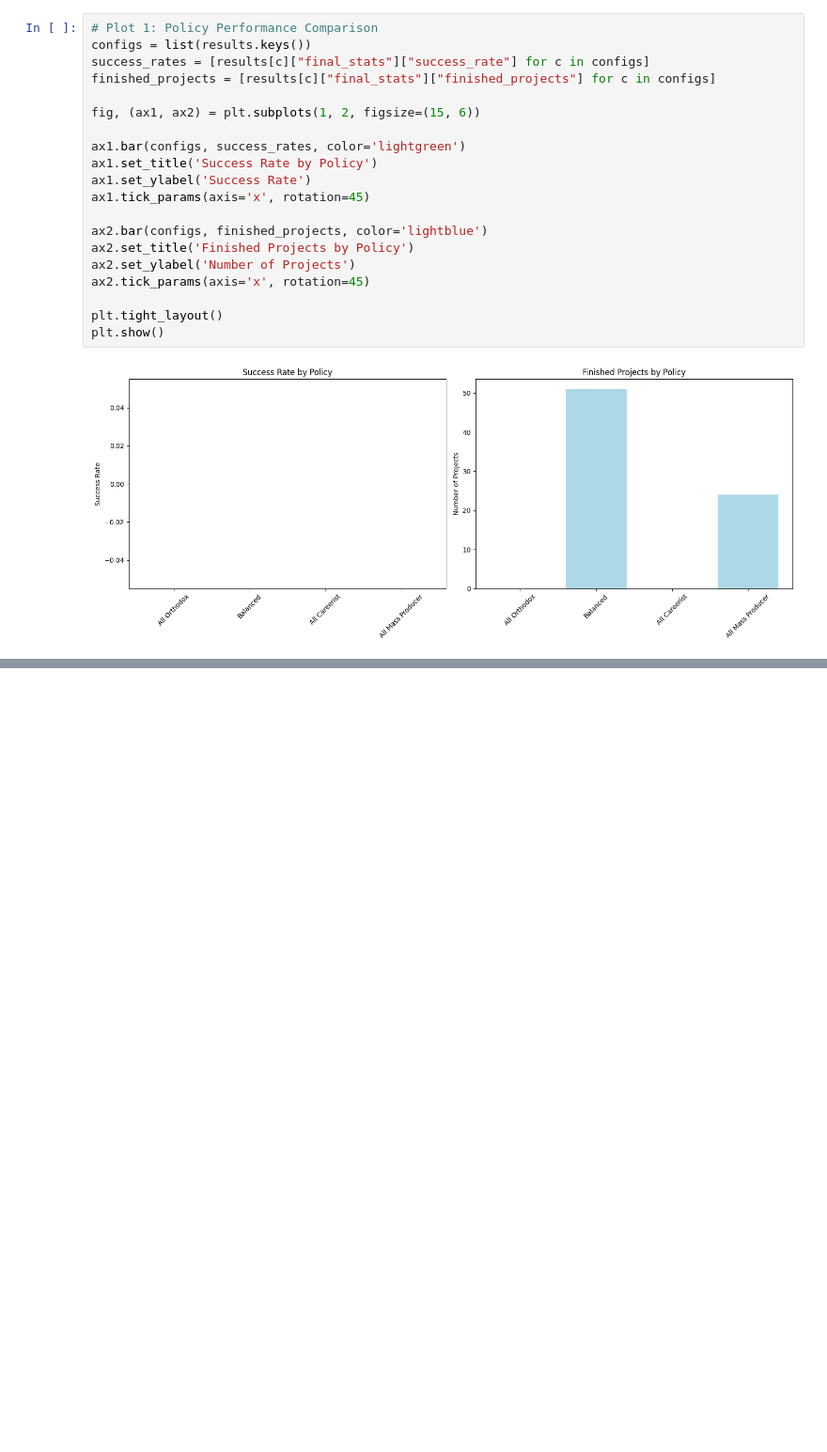
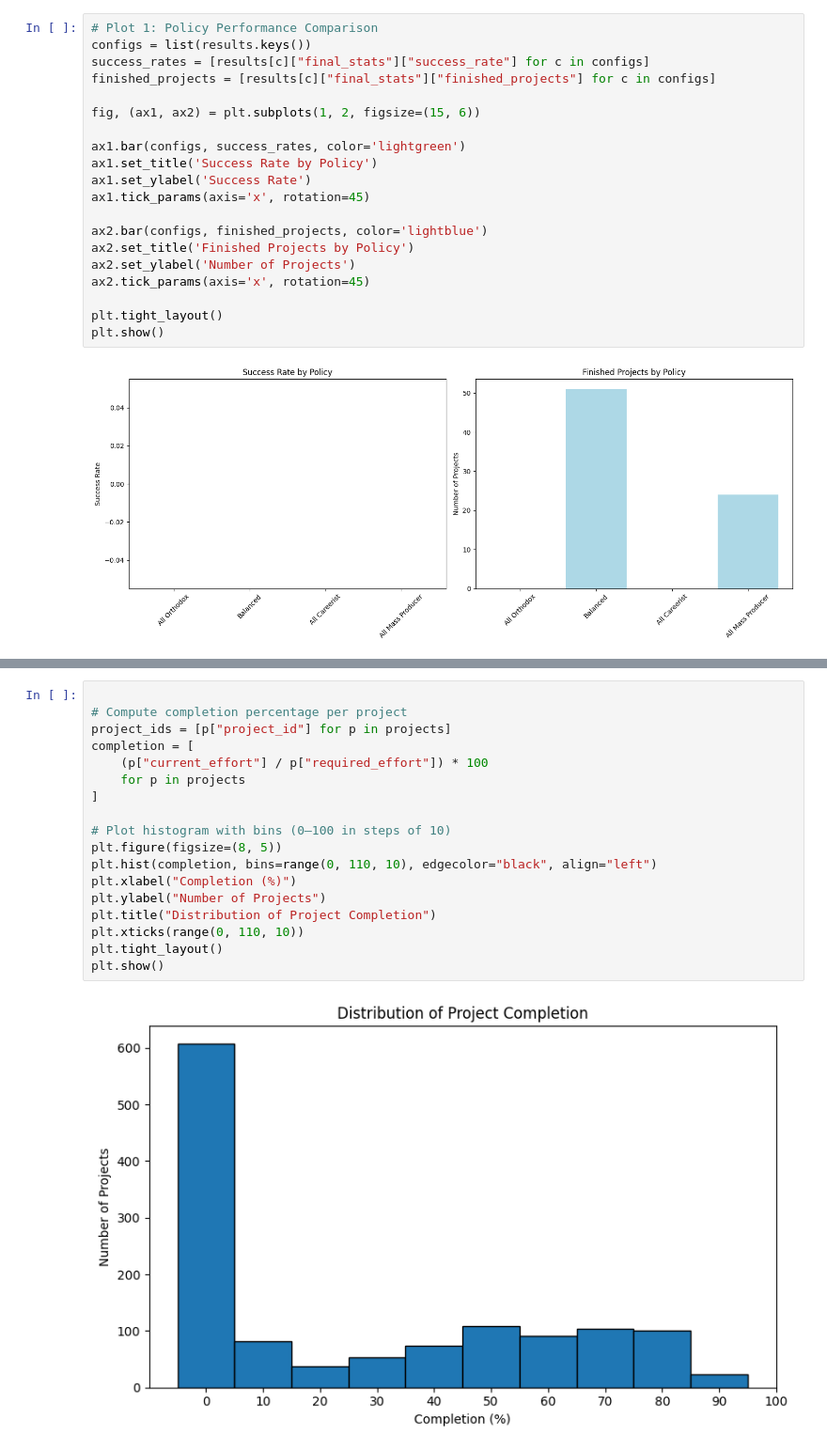
Before and after one commit to Christof93/Conference-Simulation, a Jupyter notebook: simulation/reputation-environment/visualize_stats.ipynb, the cells around one changed output, grey strips where cells are left out. Shown at 94% size. Saved outputs shown, nothing was run; the diff lists cells and outputs as text; blank space fills up the shorter version.

```diff
--- a/simulation/reputation-environment/visualize_stats.ipynb
+++ b/simulation/reputation-environment/visualize_stats.ipynb
@@ -431,0 +484,20 @@ plt.show()
+# %%
+
+# Compute completion percentage per project
+project_ids = [p["project_id"] for p in projects]
+completion = [
+    (p["current_effort"] / p["required_effort"]) * 100
+    for p in projects
+]
+
+# Plot histogram with bins (0–100 in steps of 10)
+plt.figure(figsize=(8, 5))
+plt.hist(completion, bins=range(0, 110, 10), edgecolor="black", align="left")
+plt.xlabel("Completion (%)")
+plt.ylabel("Number of Projects")
+plt.title("Distribution of Project Completion")
+plt.xticks(range(0, 110, 10))
+plt.tight_layout()
+plt.show()
+# %% [output]
+[figure, added]
```
Also changed, not shown: parts of 5 cells of this notebook, 8 other files.
